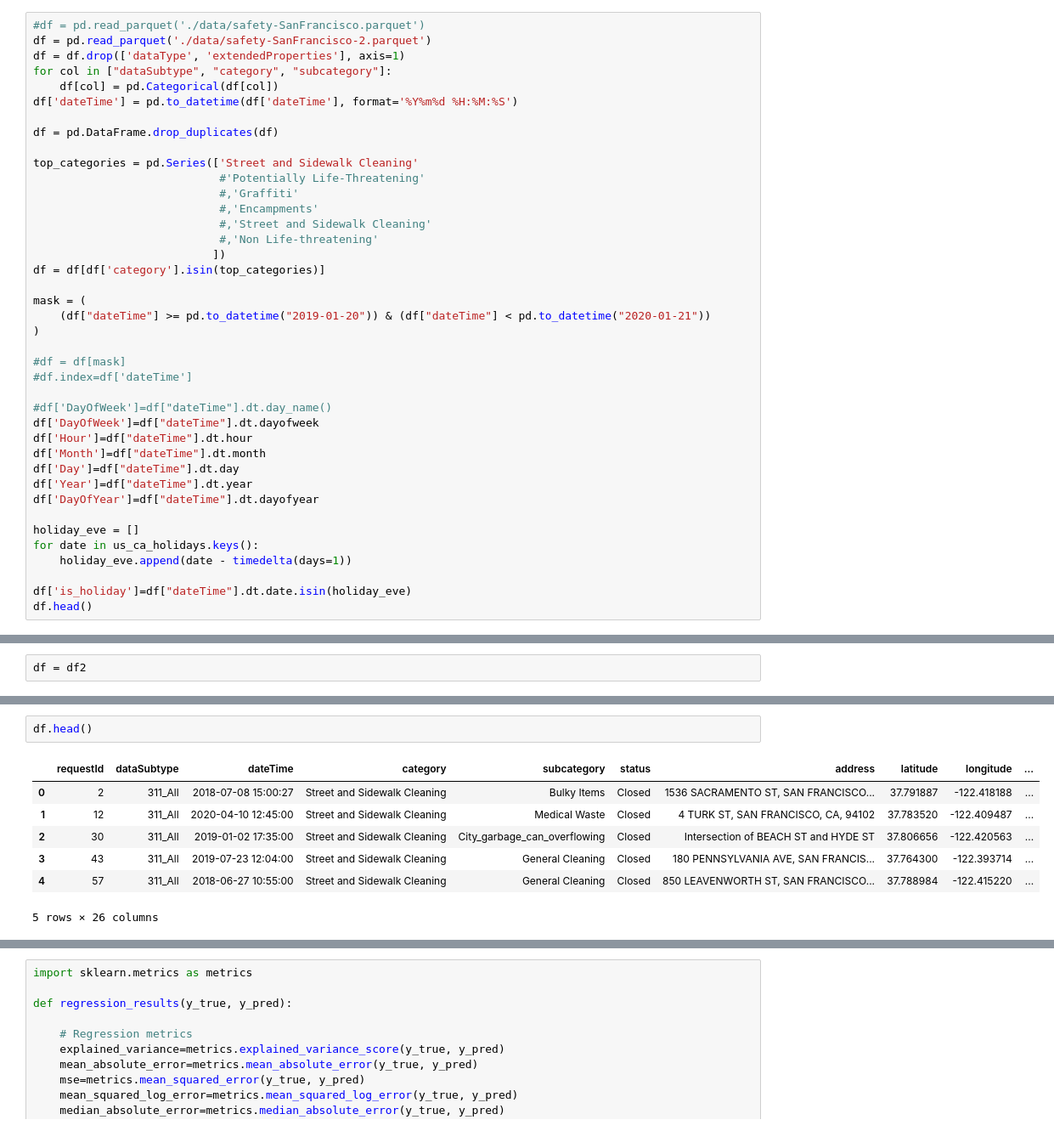
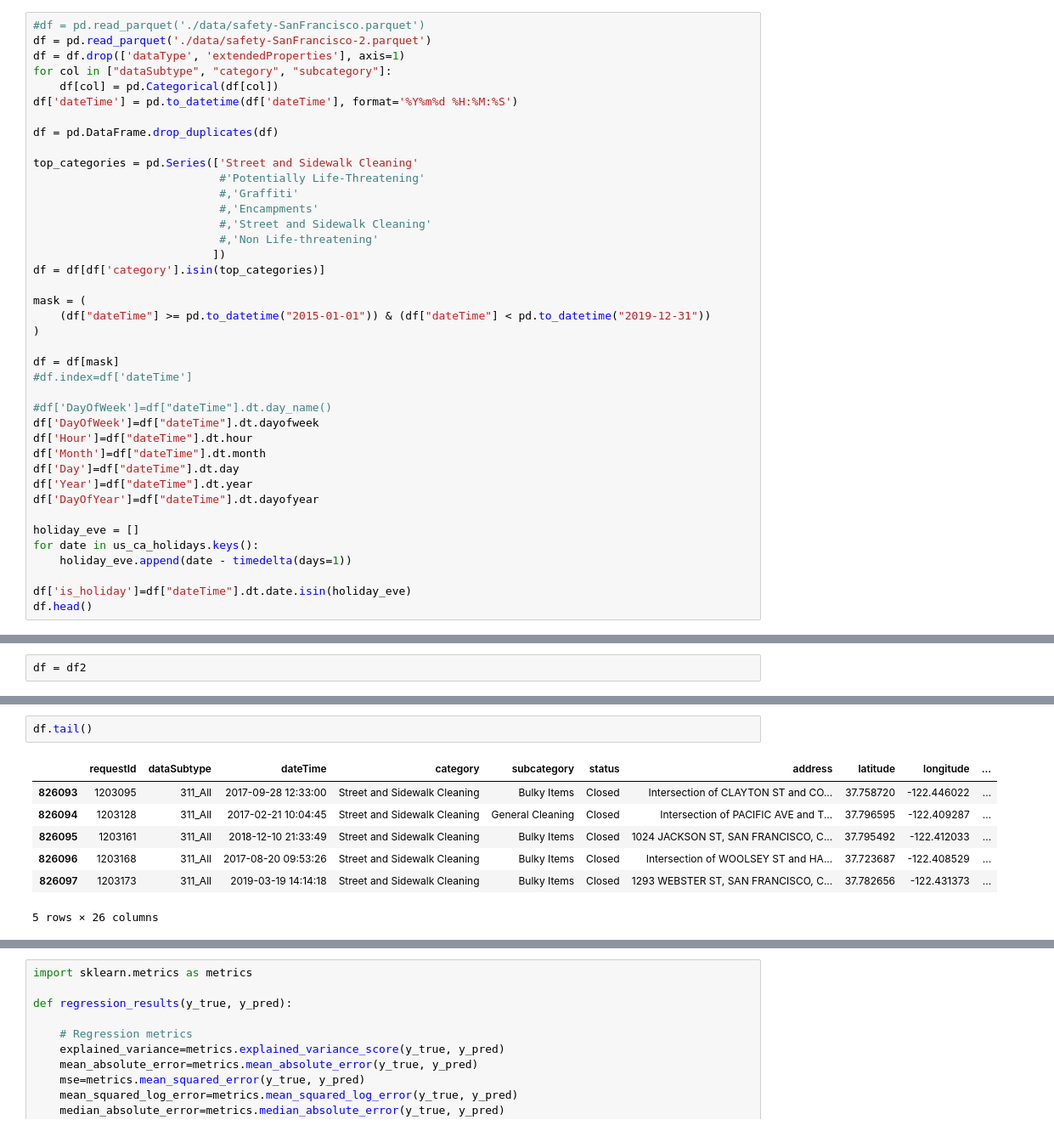
Before and after one commit to beni20/predicting-safety-events-in-us-cities-with-machine-learning, a Jupyter notebook: Milestone-5.ipynb, the cells around one changed output, grey strips where cells are left out. Shown at 85% size. Cells and saved outputs as stored; diff of their text form.

```diff
--- a/Milestone-5.ipynb
+++ b/Milestone-5.ipynb
@@ -40,10 +41,10 @@ top_categories = pd.Series(['Street and Sidewalk Cleaning'
 df = df[df['category'].isin(top_categories)]
 
 mask = (
-    (df["dateTime"] >= pd.to_datetime("2019-01-20")) & (df["dateTime"] < pd.to_datetime("2020-01-21"))
+    (df["dateTime"] >= pd.to_datetime("2015-01-01")) & (df["dateTime"] < pd.to_datetime("2019-12-31"))
 )
 
-#df = df[mask]
+df = df[mask]
 #df.index=df['dateTime']
 
 #df['DayOfWeek']=df["dateTime"].dt.day_name()
@@ -154,12 +106,12 @@ df[df['category']=='Graffiti'].groupby(pd.Grouper(key="dateTime", freq="4H"))["r
 # %%
-df.head()
+df.tail()
 # %% [output]
 |  | requestId | dataSubtype | dateTime | category | subcategory | status | address | latitude | longitude | ... |
-| 0 | 2 | 311_All | 2018-07-08 15:00:27 | Street and Sidewalk Cleaning | Bulky Items | Closed | 1536 SACRAMENTO ST, SAN FRANCISCO... | 37.791887 | -122.418188 | ... |
-| 1 | 12 | 311_All | 2020-04-10 12:45:00 | Street and Sidewalk Cleaning | Medical Waste | Closed | 4 TURK ST, SAN FRANCISCO, CA, 94102 | 37.783520 | -122.409487 | ... |
-| 2 | 30 | 311_All | 2019-01-02 17:35:00 | Street and Sidewalk Cleaning | City_garbage_can_overflowing | Closed | Intersection of BEACH ST and HYDE ST | 37.806656 | -122.420563 | ... |
-| 3 | 43 | 311_All | 2019-07-23 12:04:00 | Street and Sidewalk Cleaning | General Cleaning | Closed | 180 PENNSYLVANIA AVE, SAN FRANCIS... | 37.764300 | -122.393714 | ... |
-| 4 | 57 | 311_All | 2018-06-27 10:55:00 | Street and Sidewalk Cleaning | General Cleaning | Closed | 850 LEAVENWORTH ST, SAN FRANCISCO... | 37.788984 | -122.415220 | ... |
+| 826093 | 1203095 | 311_All | 2017-09-28 12:33:00 | Street and Sidewalk Cleaning | Bulky Items | Closed | Intersection of CLAYTON ST and CO... | 37.758720 | -122.446022 | ... |
+| 826094 | 1203128 | 311_All | 2017-02-21 10:04:45 | Street and Sidewalk Cleaning | General Cleaning | Closed | Intersection of PACIFIC AVE and T... | 37.796595 | -122.409287 | ... |
+| 826095 | 1203161 | 311_All | 2018-12-10 21:33:49 | Street and Sidewalk Cleaning | Bulky Items | Closed | 1024 JACKSON ST, SAN FRANCISCO, C... | 37.795492 | -122.412033 | ... |
+| 826096 | 1203168 | 311_All | 2017-08-20 09:53:26 | Street and Sidewalk Cleaning | Bulky Items | Closed | Intersection of WOOLSEY ST and HA... | 37.723687 | -122.408529 | ... |
+| 826097 | 1203173 | 311_All | 2019-03-19 14:14:18 | Street and Sidewalk Cleaning | Bulky Items | Closed | 1293 WEBSTER ST, SAN FRANCISCO, C... | 37.782656 | -122.431373 | ... |
 5 rows × 26 columns
 # %%
 #df = df.drop(['requestId', 'dataSubtype', 'source', 'latitude', 'longitude', 'address', 'status', 'subcategory'], axis=1)
```
Also changed, not shown: parts of 17 cells of this notebook.
